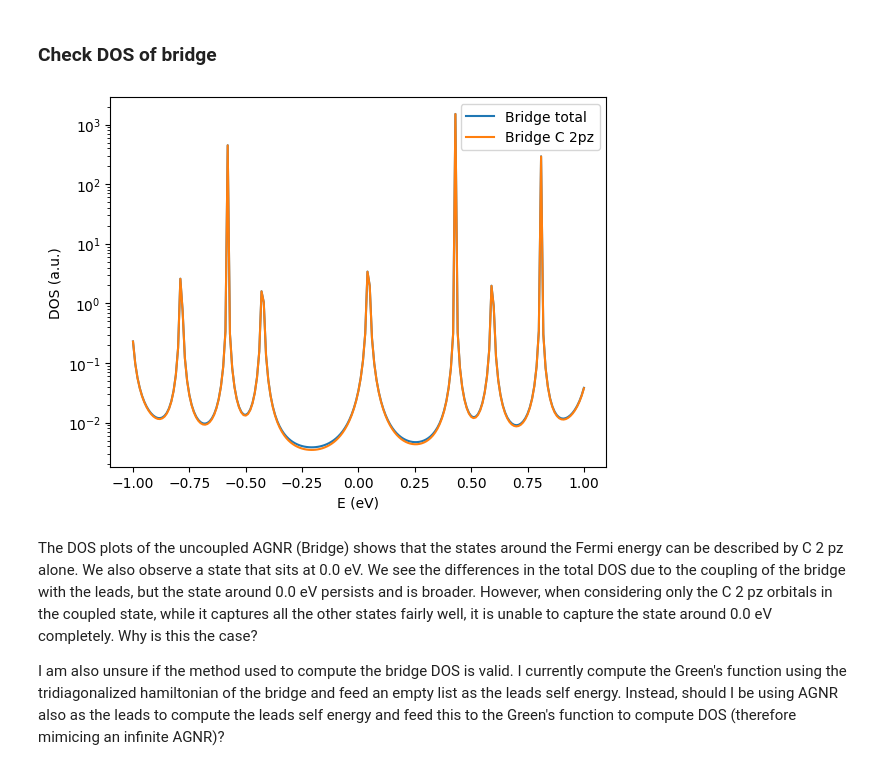
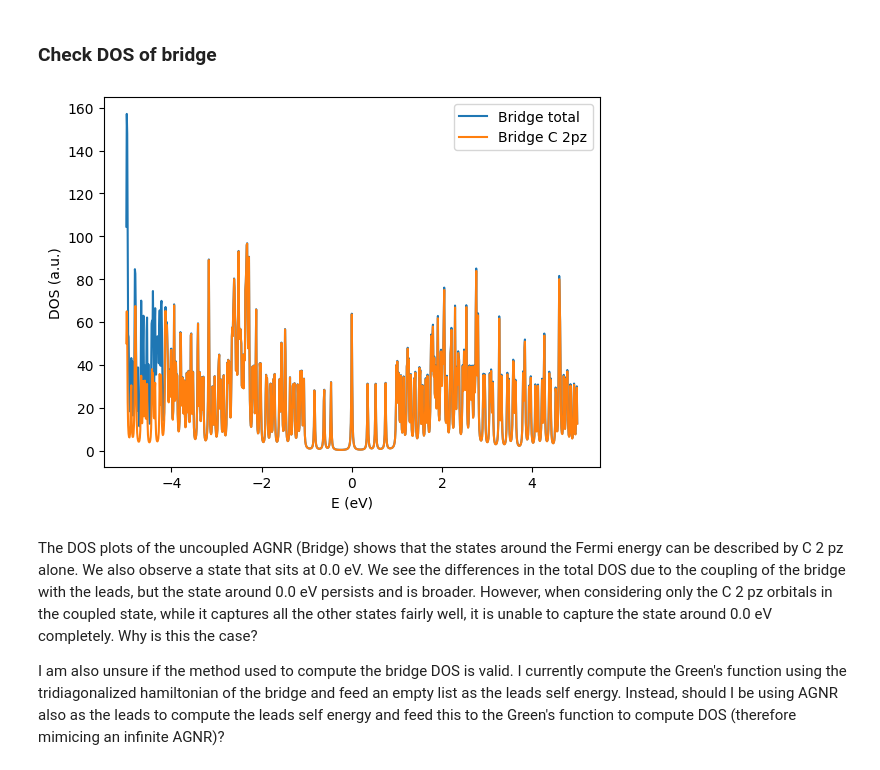
Before and after one commit to aj0337/qtpyt-tests, a Jupyter notebook: CNT_AGNR/checks.ipynb, the cells around one changed output. Saved outputs shown, nothing was run; the diff lists cells and outputs as text; code cells hidden in the pictures.

```diff
--- a/CNT_AGNR/checks.ipynb
+++ b/CNT_AGNR/checks.ipynb
@@ -143,22 +143,22 @@ I'm not sure if there are errors in the DOS computation, or if the hamiltonian i
 # %% [markdown]
 ### Check DOS of bridge
 # %%
-_, tdos_bridge = np.load("./unrelaxed/output/lowdin/bridge/dft/Evdos_total.npy")
-_, pz_dos_bridge = np.load("./unrelaxed/output/lowdin/bridge/dft/Evdos_pz.npy")
+E, tdos_bridge = np.load("./unrelaxed/output/no_lowdin/bridge/dft/Evdos_total_lcao.npy")
+E2, pz_dos_bridge = np.load("./unrelaxed/output/no_lowdin/bridge/dft/Evdos_C2pz.npy")
 
 # plt.plot(E, tdos_device, label="Device total")
 # plt.plot(E, pz_dos_device, label="Device C 2pz")
 plt.plot(E, tdos_bridge, label="Bridge total")
-plt.plot(E, pz_dos_bridge, label="Bridge C 2pz")
+plt.plot(E2, pz_dos_bridge, label="Bridge C 2pz")
 plt.xlabel("E (eV)")
 plt.ylabel("DOS (a.u.)")
-plt.yscale("log")
+# plt.yscale("log")
 # plt.ylim(0,10)
 # plt.xlim(0.55,0.6)
 plt.legend()
 plt.show()
 # %% [output]
-[figure, old version]
+[figure, new version]
 # %% [markdown]
 The DOS plots of the uncoupled AGNR (Bridge) shows that the states around the Fermi energy can be described by C 2 pz alone. We also observe a state that sits at 0.0 eV. We see the differences in the total DOS due to the coupling of the bridge with the leads, but the state around 0.0 eV persists and is broader. However, when considering only the C 2 pz orbitals in the coupled state, while it captures all the other states fairly well, it is unable to capture the state around 0.0 eV completely. Why is this the case?
 
```
Also changed, not shown: 1 other file.
